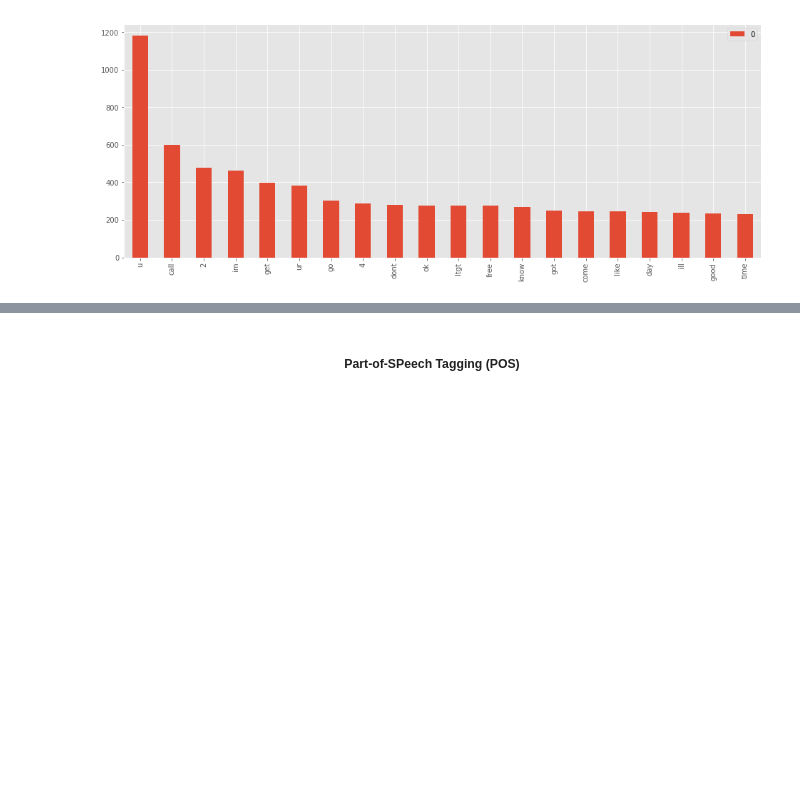
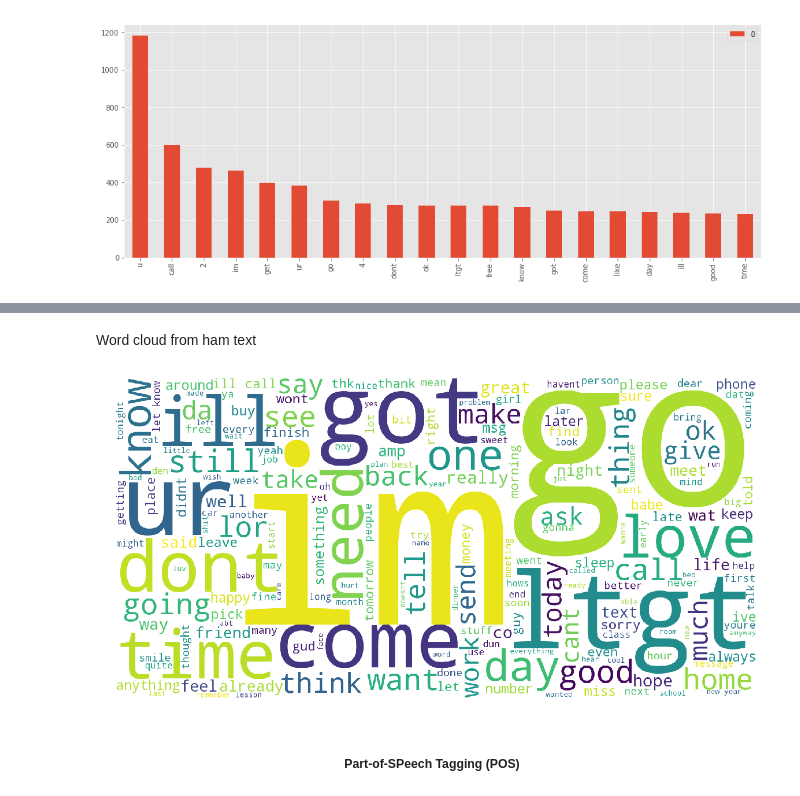
Before and after one commit to SammyOngaya/Natural-Language-Processing, a Jupyter notebook: Text Analysis with NLTK.ipynb, the cells around one changed output, grey strips where cells are left out. Saved outputs shown, nothing was run; the diff lists cells and outputs as text; code cells hidden in the pictures; blank space fills up the shorter version.

```diff
--- a/Text Analysis with NLTK.ipynb
+++ b/Text Analysis with NLTK.ipynb
@@ -246,3 +300,25 @@ pd.DataFrame(word_frequency,index=[0]).T.sort_values(by=[0],ascending=False).hea
+# %% [markdown]
+Word cloud from ham text
+# %%
+ham_df=df[df['target']=='ham']
+word_cloud_text_list_ham=[]
+for index, row in ham_df.iterrows():
+    word_cloud_text_list_ham.append(" ".join(row['lemmatized_text']))
+
+wordcloud = WordCloud(width = 1600, height = 800,
+                background_color ='white',
+                stopwords = stopwords,
+                min_font_size = 5).generate(''.join(word_cloud_text_list_ham))
+
+# plot the WordCloud image
+plt.figure(figsize = (16, 8), facecolor = None)
+plt.imshow(wordcloud)
+plt.axis("off")
+plt.tight_layout(pad = 0)
+
+plt.show()
+# %% [output]
+[figure, added]
 # %% [markdown]
 ##### <div align="center">Part-of-SPeech Tagging (POS)<div>
 # %% [markdown]
```
Also changed, not shown: parts of 7 cells of this notebook, 1 other file.
